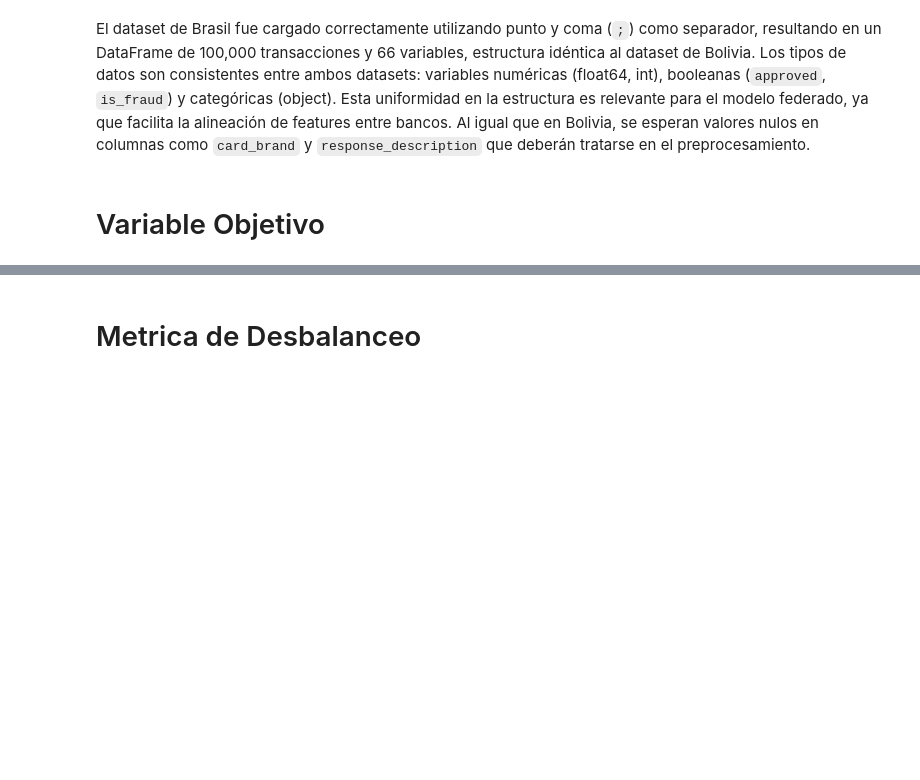
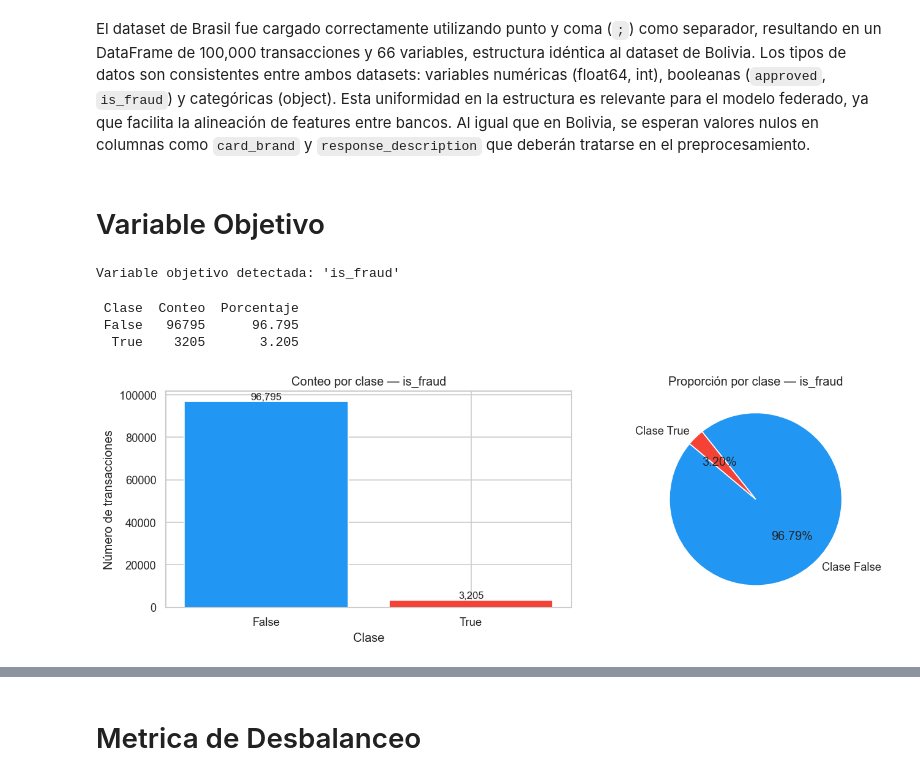
Before and after one commit to josuemj/federated-banking-fraud, a Jupyter notebook: analisis_exploratorio/brasil.ipynb, the cells around one changed output, grey strips where cells are left out. Drawn from its saved outputs; the diff is of its cells as text; code cells hidden in the pictures; blank space fills up the shorter version.

Commit message:
feat: objective variable brasil

```diff
--- a/analisis_exploratorio/brasil.ipynb
+++ b/analisis_exploratorio/brasil.ipynb
@@ -51,3 +51,49 @@ esperan valores nulos en columnas como `card_brand` y `response_description` que
 el preprocesamiento.
 # %% [markdown]
 # Variable Objetivo
+# %%
+target_candidates = [c for c in df.columns if c.lower() in ['fraud', 'isfraud', 'is_fraud', 'label', 'class', 'target', 'fraude']]
+target_col = target_candidates[0] if target_candidates else df.columns[-1]
+print(f"Variable objetivo detectada: '{target_col}'")
+# %% [output]
+Variable objetivo detectada: 'is_fraud'
+# %%
+counts = df[target_col].value_counts()
+pcts   = df[target_col].value_counts(normalize=True) * 100
+
+dist = pd.DataFrame({
+    'Clase': counts.index,
+    'Conteo': counts.values,
+    'Porcentaje': pcts.values.round(4)
+})
+print(dist.to_string(index=False))
+# %% [output]
+ Clase  Conteo  Porcentaje
+ False   96795      96.795
+  True    3205       3.205
+# %%
+fig, axes = plt.subplots(1, 2, figsize=(12, 4))
+colors = ['#2196F3', '#F44336']
+
+# Bar chart
+axes[0].bar(counts.index.astype(str), counts.values, color=colors[:len(counts)])
+axes[0].set_title(f'Conteo por clase — {target_col}')
+axes[0].set_xlabel('Clase')
+axes[0].set_ylabel('Número de transacciones')
+for i, v in enumerate(counts.values):
+    axes[0].text(i, v + counts.max()*0.01, f'{v:,}', ha='center', fontsize=10)
+
+# Pie chart
+axes[1].pie(
+    counts.values,
+    labels=[f'Clase {c}' for c in counts.index],
+    autopct='%1.2f%%',
+    colors=colors[:len(counts)],
+    startangle=140
+)
+axes[1].set_title(f'Proporción por clase — {target_col}')
+
+plt.tight_layout()
+plt.show()
+# %% [output]
+[figure, added]
```
Also changed, not shown: parts of 1 cell of this notebook.
